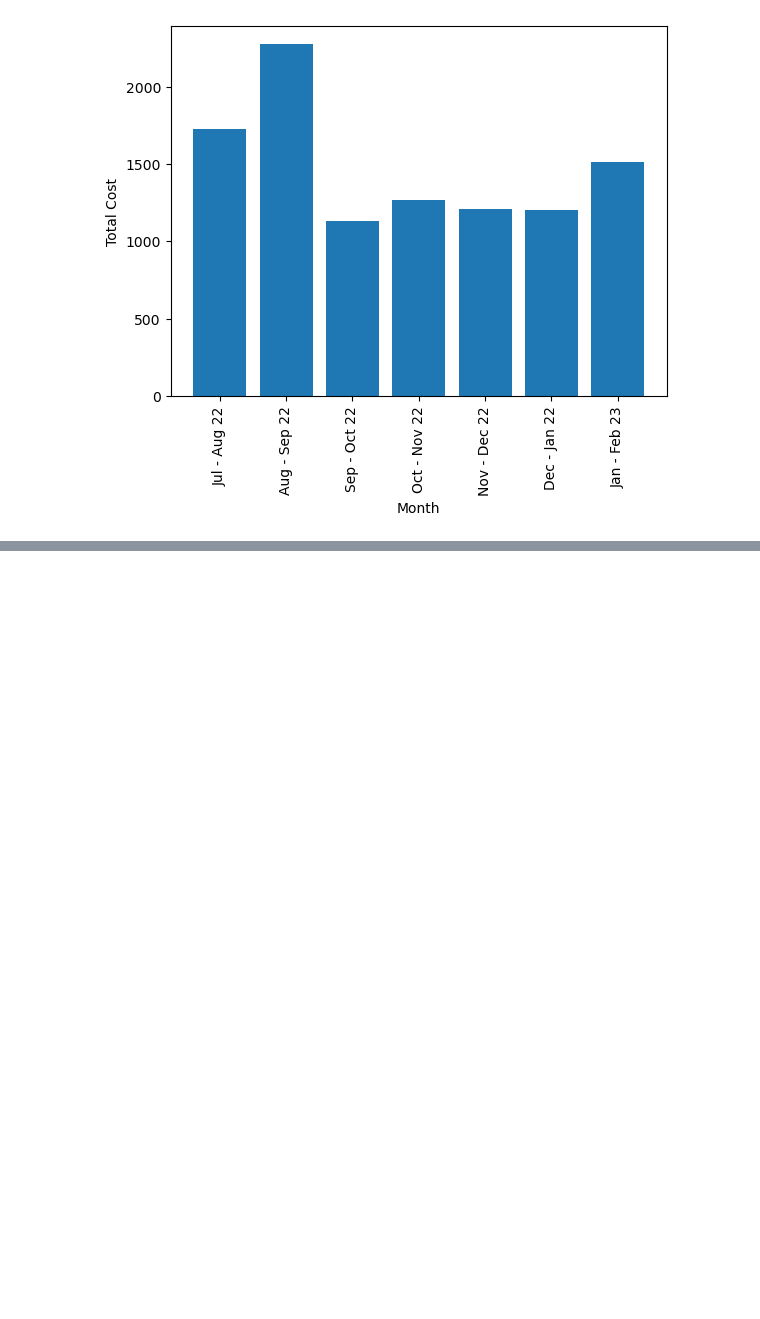
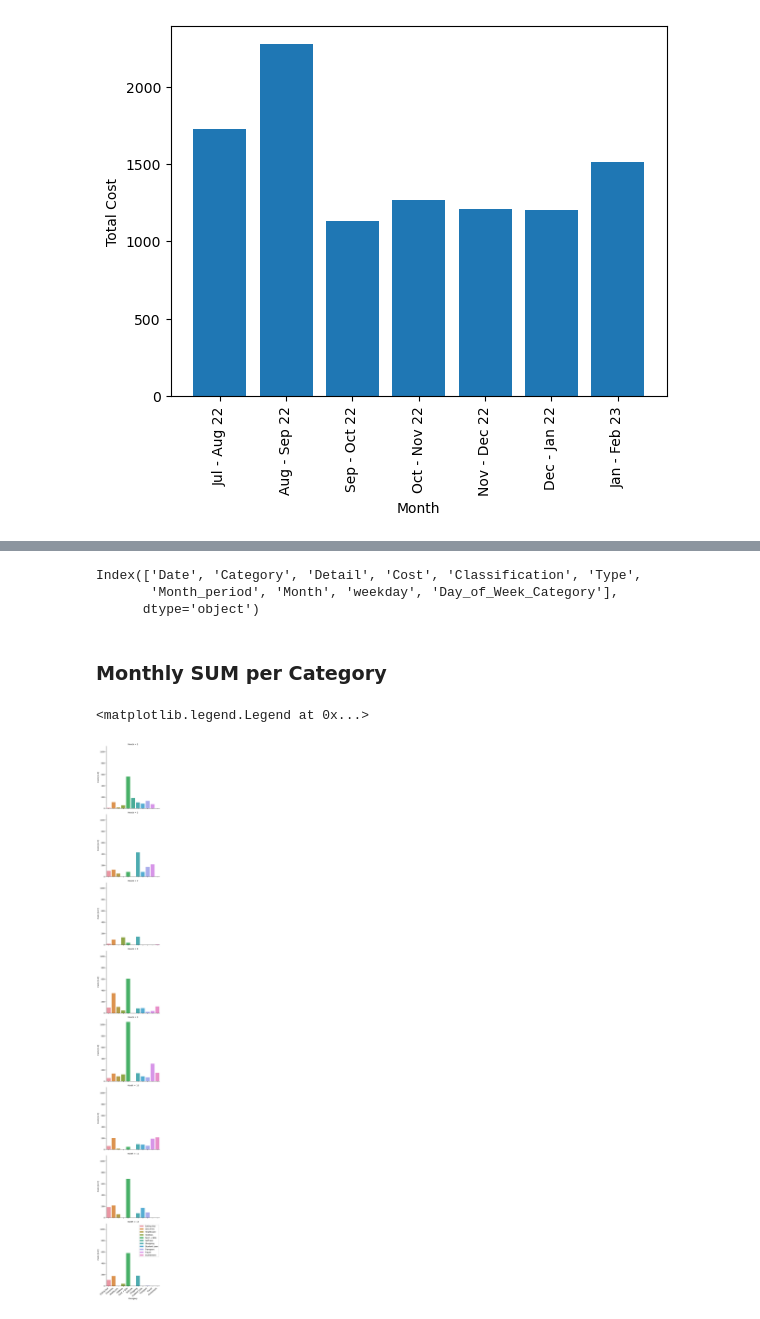
Before and after one commit to TechLabs-Berlin/wt23-sesame, a Jupyter notebook: notebooks/01 - Storytelling.ipynb, the cells around one changed output, grey strips where cells are left out. Saved outputs shown, nothing was run; the diff lists cells and outputs as text; code cells hidden in the pictures; blank space fills up the shorter version.

Commit message:
adding additional columns with respect to month; weekday; weekend/weekday and visuals for sum per catgegory

```diff
--- a/notebooks/01 - Storytelling.ipynb
+++ b/notebooks/01 - Storytelling.ipynb
@@ -424,6 +493,6 @@ plt.show()
 [figure]
 # %%
 order = ['Jul - Aug 22', 'Aug - Sep 22', 'Sep - Oct 22', 'Oct - Nov 22', 'Nov - Dec 22', 'Dec - Jan 22', 'Jan - Feb 23']
-costs_by_month = df01.groupby(['Month'])['Cost'].sum().reindex(order)
+costs_by_month = df01.groupby(['Month_period'])['Cost'].sum().reindex(order)
 costs_by_month
 # %% [output]
@@ -447,0 +526,19 @@ plt.show()
+# %%
+#reset index to get back to call date informations
+df01.reset_index(inplace=True)
+
+#adding additional columns for months & weekday
+df01["Month"] = df01.Date.dt.month
+df01["weekday"] = df01.Date.dt.day_of_week
+# %%
+# create a list of weekday conditions
+conditions = [(df01['weekday'] <= 4),(df01['weekday'] > 4)]
+
+# create a list of the values to be assigned
+values = ['Weekday', 'Weekend']
+
+# create a new column and use np.select to assign values to it using our lists as arguments
+df01['Day_of_Week_Category'] = np.select(conditions, values)
+
+# display updated DataFrame
+df01.head()
@@ -447,0 +552,23 @@ plt.show()
+# %%
+df01.columns
+# %% [output]
+Index(['Date', 'Category', 'Detail', 'Cost', 'Classification', 'Type',
+       'Month_period', 'Month', 'weekday', 'Day_of_Week_Category'],
+      dtype='object')
+# %% [markdown]
+### Monthly SUM per Category
+# %%
+series01 = pd.DataFrame(df01.groupby(["Month","Category"])["Cost"].sum())
+series01.reset_index(inplace=True)
+series01
+# %%
+g = sns.catplot(series01, x="Category", y="Cost", hue="Category", row="Month", kind="bar",dodge=False,legend=False)
+#ax.bar_label(ax.containers[0], labels=tb, padding=3)
+for i in range(8):
+    g.axes[i,0].set_ylabel("Costs [in €]")
+
+g.set_xticklabels(ax.get_xticklabels(), rotation=40, ha="right")
+plt.legend(loc='upper right')
+# %% [output]
+<matplotlib.legend.Legend at 0x...>
+[figure, added]
```
Also changed, not shown: parts of 30 cells of this notebook.
